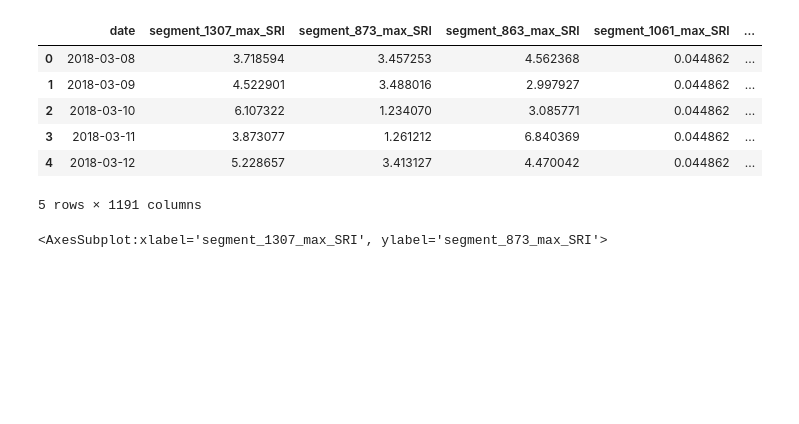
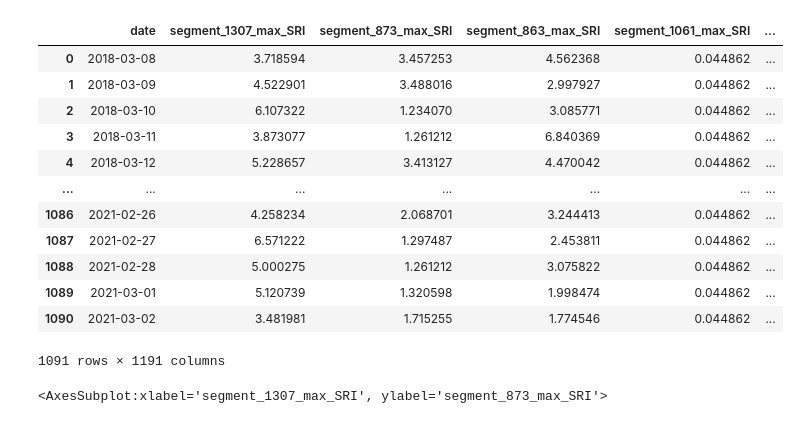
Before and after one commit to amandakhoo/data4all-team6, a Jupyter notebook: Feature Exploration and Unsupervised Learning.ipynb, the cells around one changed output. Drawn from its saved outputs; the diff is of its cells as text; code cells hidden in the pictures; blank space fills up the shorter version.

```diff
--- a/Feature Exploration and Unsupervised Learning.ipynb
+++ b/Feature Exploration and Unsupervised Learning.ipynb
@@ -8,17 +8,23 @@ from sklearn.preprocessing import binarize
 # %%
 #read data
 df = pd.read_csv('/Users/amandakhoo/code/data4all-team6/data/merged_RRI_SRI_data.csv')
 df = df[df.notna()]
-df.head()
+df
 #df.describe()
 # %% [output]
 |  | date | segment_1307_max_SRI | segment_873_max_SRI | segment_863_max_SRI | segment_1061_max_SRI | ... |
 | 0 | 2018-03-08 | 3.718594 | 3.457253 | 4.562368 | 0.044862 | ... |
 | 1 | 2018-03-09 | 4.522901 | 3.488016 | 2.997927 | 0.044862 | ... |
 | 2 | 2018-03-10 | 6.107322 | 1.234070 | 3.085771 | 0.044862 | ... |
 | 3 | 2018-03-11 | 3.873077 | 1.261212 | 6.840369 | 0.044862 | ... |
 | 4 | 2018-03-12 | 5.228657 | 3.413127 | 4.470042 | 0.044862 | ... |
+| ... | ... | ... | ... | ... | ... | ... |
+| 1086 | 2021-02-26 | 4.258234 | 2.068701 | 3.244413 | 0.044862 | ... |
+| 1087 | 2021-02-27 | 6.571222 | 1.297487 | 2.453811 | 0.044862 | ... |
+| 1088 | 2021-02-28 | 5.000275 | 1.261212 | 3.075822 | 0.044862 | ... |
+| 1089 | 2021-03-01 | 5.120739 | 1.320598 | 1.998474 | 0.044862 | ... |
+| 1090 | 2021-03-02 | 3.481981 | 1.715255 | 1.774546 | 0.044862 | ... |
-5 rows × 1191 columns
+1091 rows × 1191 columns
 # %%
 sns.scatterplot(data = df, x = 'segment_1307_max_SRI', y = 'segment_873_max_SRI')
 # %% [output]
```
Also changed, not shown: parts of 12 cells of this notebook, 1 other file.
